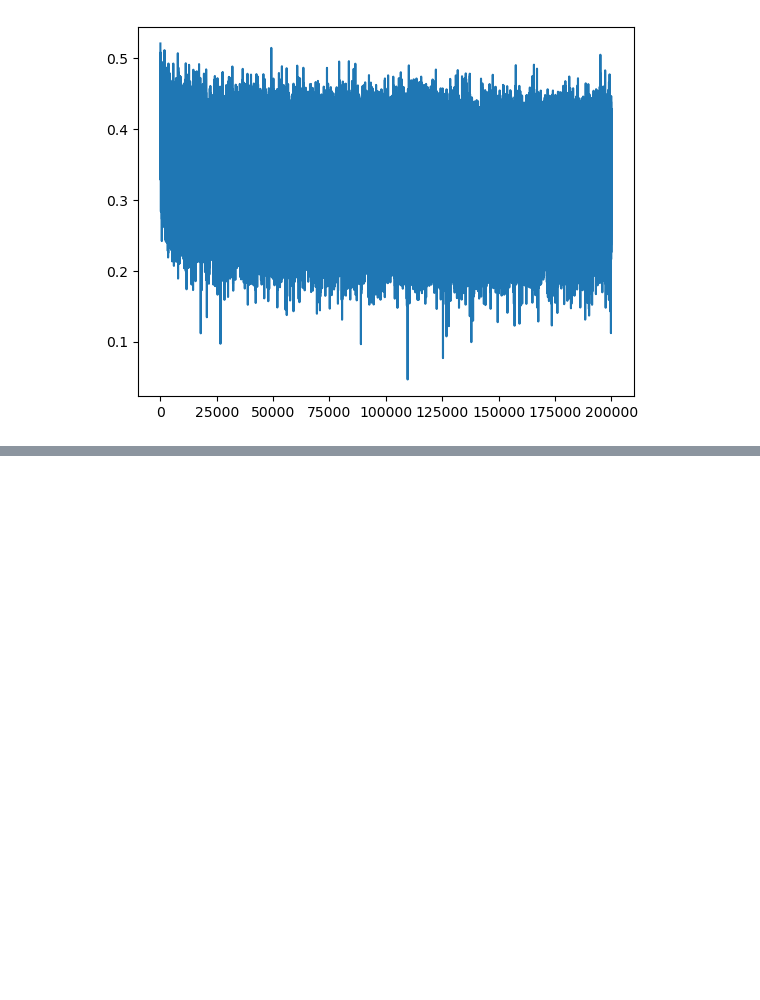
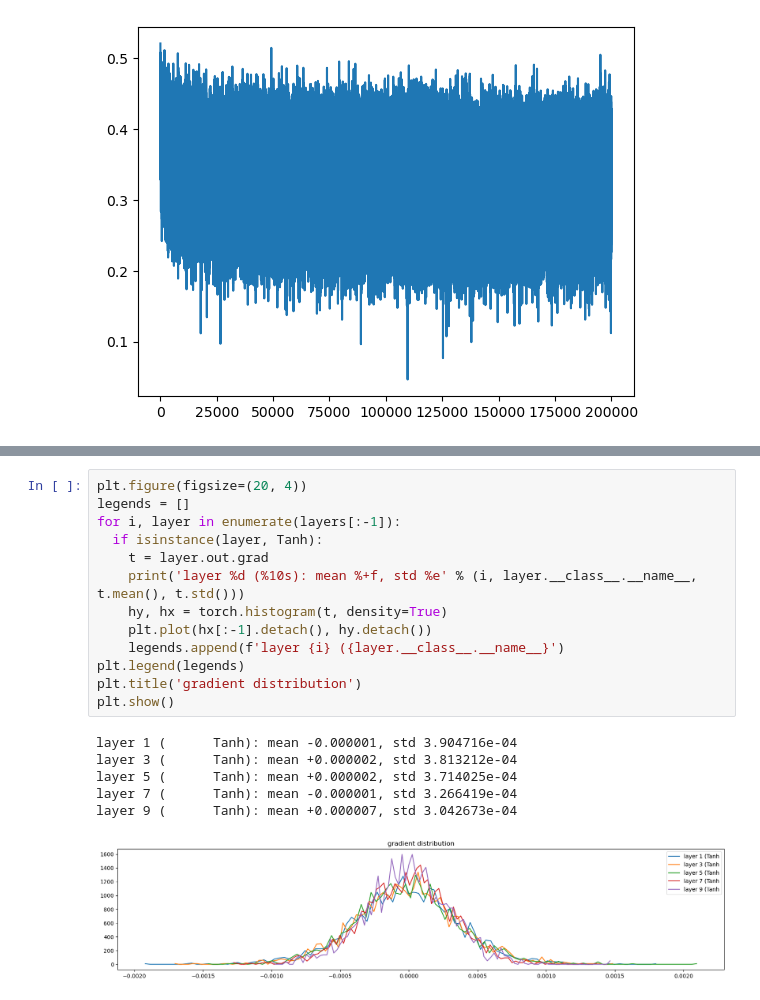
Before and after one commit to urxpietrek/deep_learning_scratch, a Jupyter notebook: andrej_karpathy_nn_zero2hero/makemore2.ipynb, the cells around one changed output, grey strips where cells are left out. Drawn from its saved outputs; the diff is of its cells as text; blank space fills up the shorter version.

```diff
--- a/andrej_karpathy_nn_zero2hero/makemore2.ipynb
+++ b/andrej_karpathy_nn_zero2hero/makemore2.ipynb
@@ -246,0 +407,20 @@ rogaunbfsauizavdod.
+# %%
+plt.figure(figsize=(20, 4))
+legends = []
+for i, layer in enumerate(layers[:-1]):
+  if isinstance(layer, Tanh):
+    t = layer.out.grad
+    print('layer %d (%10s): mean %+f, std %e' % (i, layer.__class__.__name__, t.mean(), t.std()))
+    hy, hx = torch.histogram(t, density=True)
+    plt.plot(hx[:-1].detach(), hy.detach())
+    legends.append(f'layer {i} ({layer.__class__.__name__}')
+plt.legend(legends)
+plt.title('gradient distribution')
+plt.show()
+# %% [output]
+layer 1 (      Tanh): mean -0.000001, std 3.904716e-04
+layer 3 (      Tanh): mean +0.000002, std 3.813212e-04
+layer 5 (      Tanh): mean +0.000002, std 3.714025e-04
+layer 7 (      Tanh): mean -0.000001, std 3.266419e-04
+layer 9 (      Tanh): mean +0.000007, std 3.042673e-04
+[figure, added]
```
Also changed, not shown: parts of 6 cells of this notebook.
